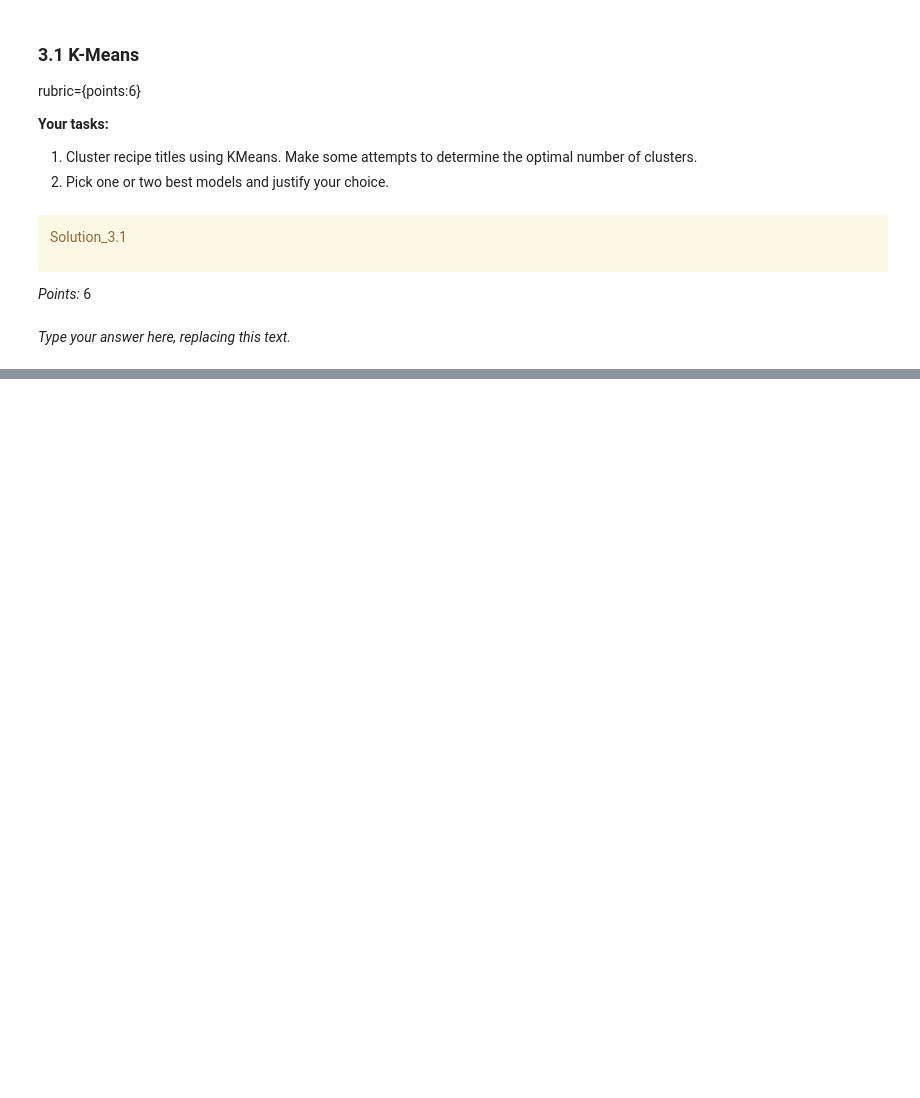
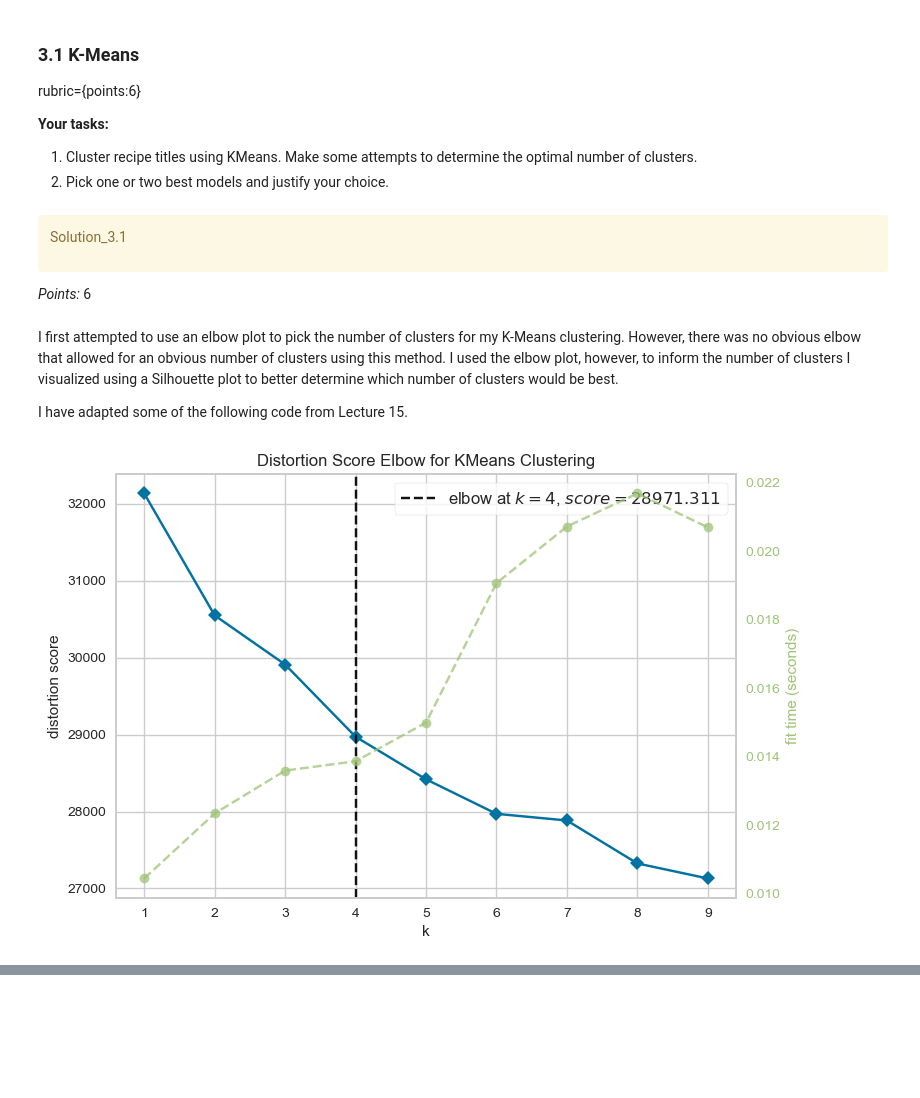
Before and after one commit to chloezandberg/cpsc330hw6, a Jupyter notebook: hw6.ipynb, the cells around one changed output, grey strips where cells are left out. Drawn from its saved outputs; the diff is of its cells as text; code cells hidden in the pictures; blank space fills up the shorter version.

```diff
--- a/hw6.ipynb
+++ b/hw6.ipynb
@@ -837,5 +837,3 @@ Solution_3.1
 </div>
 
 _Points:_ 6
-# %% [markdown]
-_Type your answer here, replacing this text._
@@ -847,0 +840,14 @@ _Type your answer here, replacing this text._
+# %% [markdown]
+I first attempted to use an elbow plot to pick the number of clusters for my K-Means clustering. However, there was no obvious elbow that allowed for an obvious number of clusters using this method. I used the elbow plot, however, to inform the number of clusters I visualized using a Silhouette plot to better determine which number of clusters would be best.
+
+I have adapted some of the following code from Lecture 15.
+# %%
+from yellowbrick.cluster import KElbowVisualizer
+
+km = KMeans(n_init='auto', random_state=random_state)
+visualizer = KElbowVisualizer(km, k=(1, 10))
+
+visualizer.fit(embeddings)
+visualizer.show();
+# %% [output]
+[figure, added]
```
Also changed, not shown: parts of 29 cells of this notebook.
